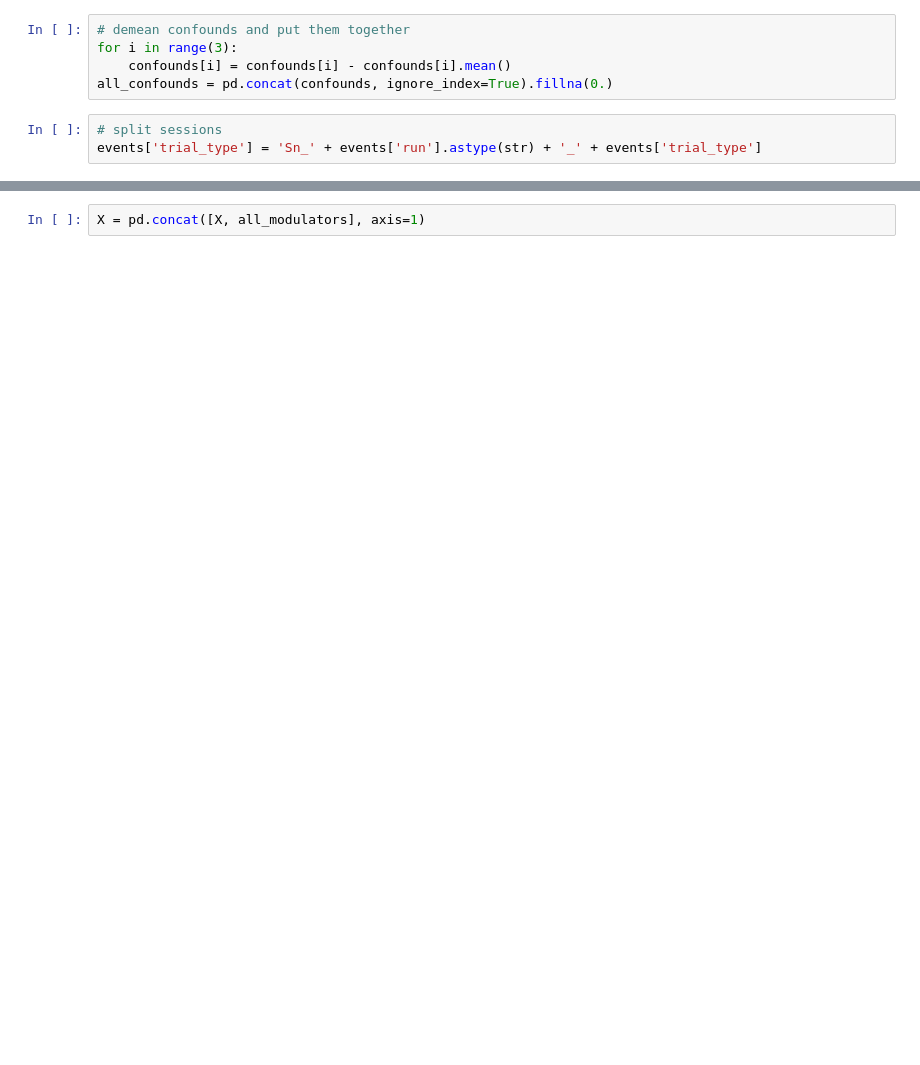
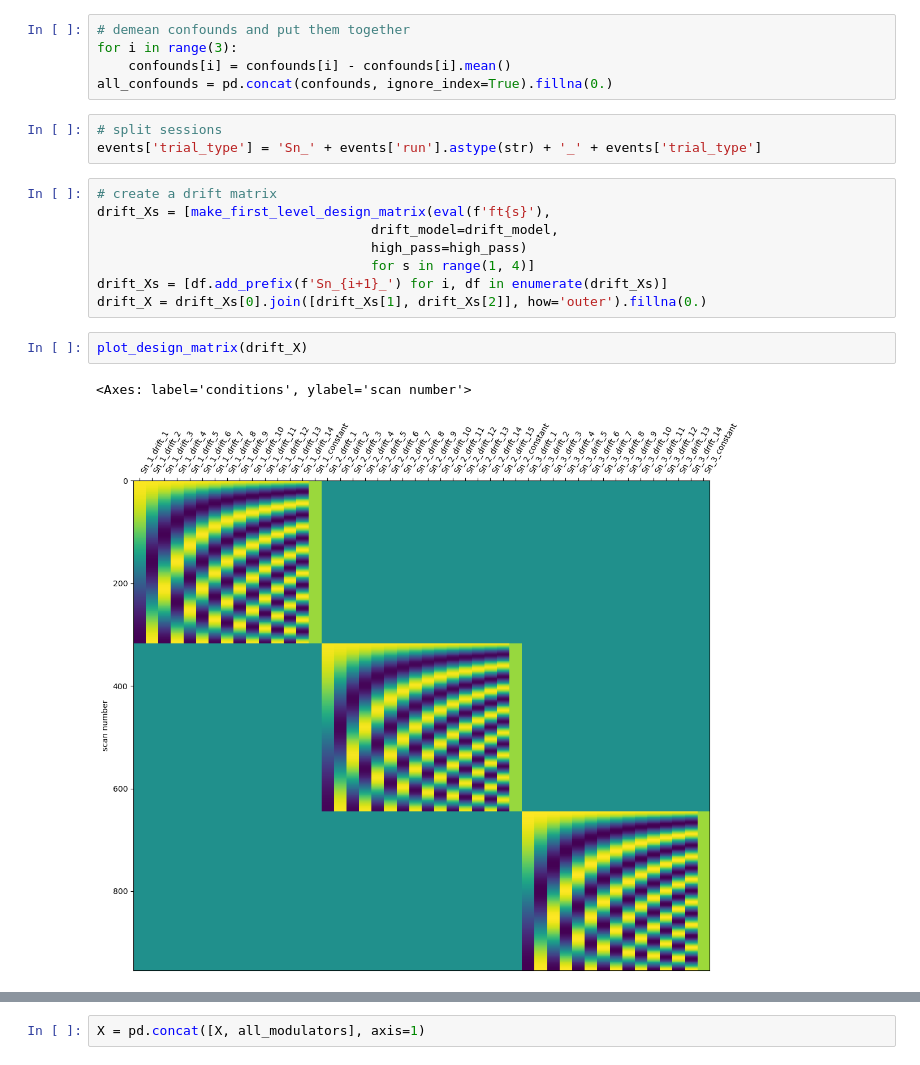
Before and after one commit to hugofluhr/learning-habits-analysis, a Jupyter notebook: notebooks/social-risk_data.ipynb, the cells around one changed output, grey strips where cells are left out. Saved outputs shown, nothing was run; the diff lists cells and outputs as text; blank space fills up the shorter version.

Commit message:
trying to add drift to dm

```diff
--- a/notebooks/social-risk_data.ipynb
+++ b/notebooks/social-risk_data.ipynb
@@ -162,6 +138,19 @@ all_confounds = pd.concat(confounds, ignore_index=True).fillna(0.)
 # %%
 # split sessions
 events['trial_type'] = 'Sn_' + events['run'].astype(str) + '_' + events['trial_type']
+# %%
+# create a drift matrix
+drift_Xs = [make_first_level_design_matrix(eval(f'ft{s}'),
+                                   drift_model=drift_model,
+                                   high_pass=high_pass)
+                                   for s in range(1, 4)]
+drift_Xs = [df.add_prefix(f'Sn_{i+1}_') for i, df in enumerate(drift_Xs)]
+drift_X = drift_Xs[0].join([drift_Xs[1], drift_Xs[2]], how='outer').fillna(0.)
+# %%
+plot_design_matrix(drift_X)
+# %% [output]
+<Axes: label='conditions', ylabel='scan number'>
+[figure, added]
 # %%
 X = make_first_level_design_matrix(frametimes,
                                    events,
```
Also changed, not shown: parts of 12 cells of this notebook.
